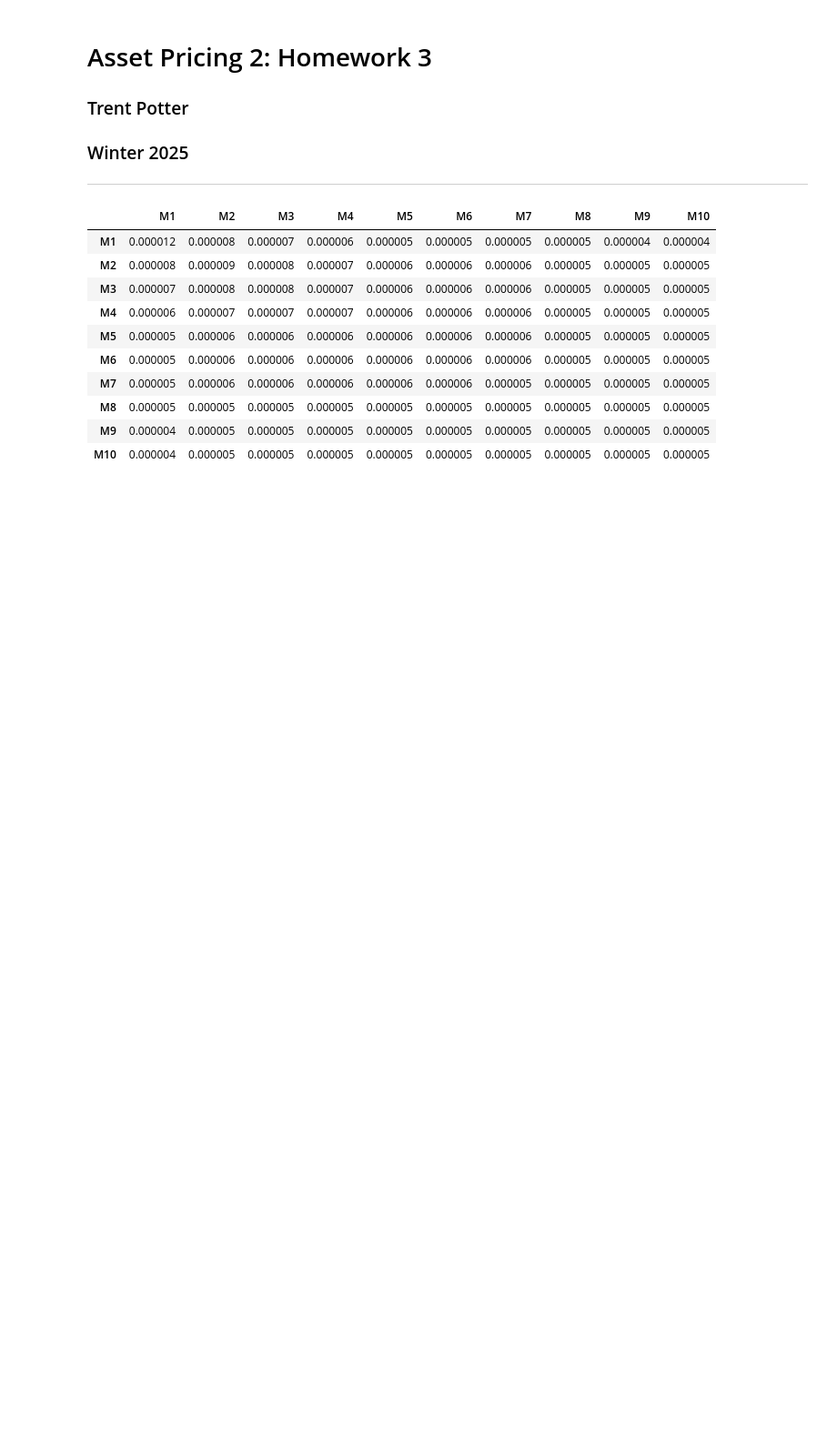
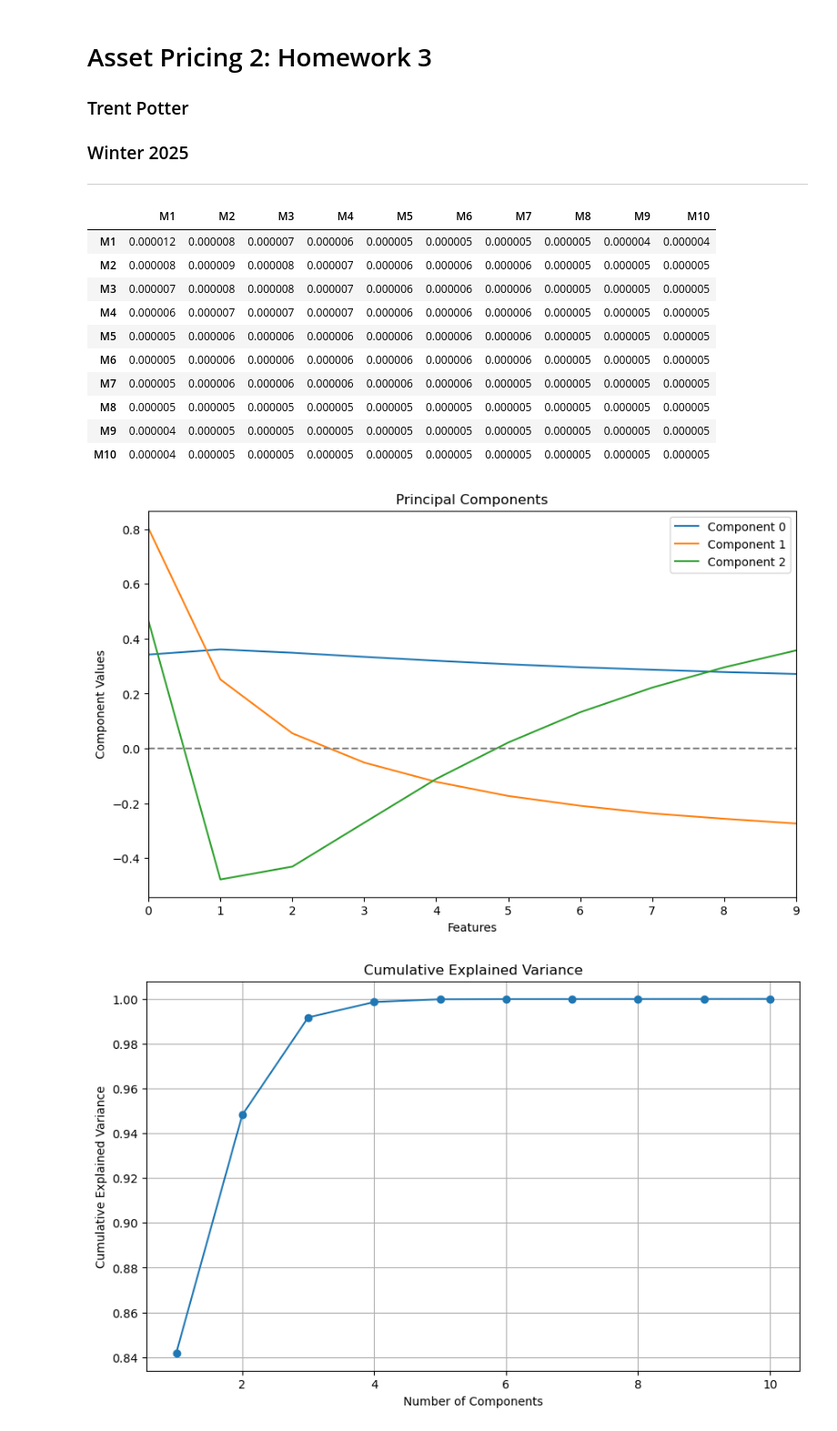
Before and after one commit to trpotter72/W24, a Jupyter notebook: AP/HW3/HW3.ipynb, the cells around one changed output. Shown at 91% size. Cells and saved outputs as stored; diff of their text form; code cells hidden in the pictures; blank space fills up the shorter version.

```diff
--- a/AP/HW3/HW3.ipynb
+++ b/AP/HW3/HW3.ipynb
@@ -10,6 +10,9 @@
 # Re-load necessary libraries after execution state reset
 import pandas as pd
 import numpy as np
+import matplotlib.pyplot as plt
+from matplotlib.pyplot import plot
+
 
 # Reload the dataset
 df = pd.read_csv('yields.csv')
@@ -26,10 +29,10 @@ df_diff.iloc[:, 1:] = df.iloc[:, 1:].diff()
 df_diff = df_diff.dropna()
 
 # Compute covariance matrix of log yield changes
-cov_matrix = df_diff.iloc[:, 1:].cov()
+dy_cov = df_diff.iloc[:, 1:].cov()
 
 # Display results
-cov_matrix
+dy_cov
 # %% [output]
 |  | M1 | M2 | M3 | M4 | M5 | M6 | M7 | M8 | M9 | M10 |
 | M1 | 0.000012 | 0.000008 | 0.000007 | 0.000006 | 0.000005 | 0.000005 | 0.000005 | 0.000005 | 0.000004 | 0.000004 |
@@ -42,3 +45,36 @@ cov_matrix
 | M8 | 0.000005 | 0.000005 | 0.000005 | 0.000005 | 0.000005 | 0.000005 | 0.000005 | 0.000005 | 0.000005 | 0.000005 |
 | M9 | 0.000004 | 0.000005 | 0.000005 | 0.000005 | 0.000005 | 0.000005 | 0.000005 | 0.000005 | 0.000005 | 0.000005 |
 | M10 | 0.000004 | 0.000005 | 0.000005 | 0.000005 | 0.000005 | 0.000005 | 0.000005 | 0.000005 | 0.000005 | 0.000005 |
+# %%
+from sklearn.decomposition import PCA
+eig_vals, eig_vecs = np.linalg.eig(dy_cov)
+eig_vals, eig_vecs = np.linalg.eig(dy_cov)
+
+def plot_explained_variance(eig_vals):
+    explained_variance = np.cumsum(eig_vals) / np.sum(eig_vals)
+    plt.figure(figsize=(10, 6))
+    plt.plot(range(1, len(explained_variance) + 1), explained_variance, marker='o')
+    plt.title('Cumulative Explained Variance')
+    plt.xlabel('Number of Components')
+    plt.ylabel('Cumulative Explained Variance')
+    plt.grid(True)
+    plt.show()
+
+def plot_components(components):
+    num_components = len(components)
+    plt.figure(figsize=(10, 6))
+    for i, comp in enumerate(components):
+        plt.plot(comp, label=f'Component {i}')
+    plt.axhline(0, color='gray', linestyle='--')
+    plt.title('Principal Components')
+    plt.xlabel('Features')
+    plt.ylabel('Component Values')
+    plt.xlim([0, 9])
+    plt.legend()
+    plt.show()
+
+plot_components(eig_vecs[:,:3].T)
+plot_explained_variance(eig_vals)
+# %% [output]
+[figure, added]
+[figure, added]
```
Also changed, not shown: parts of 2 cells of this notebook.
